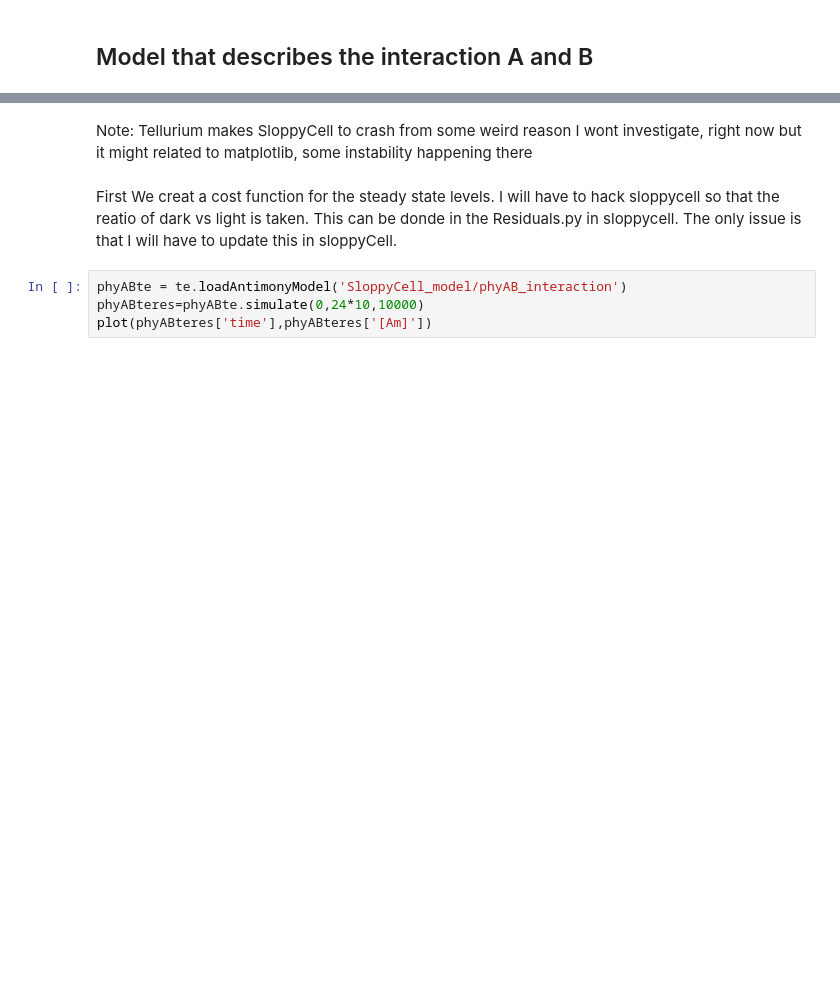
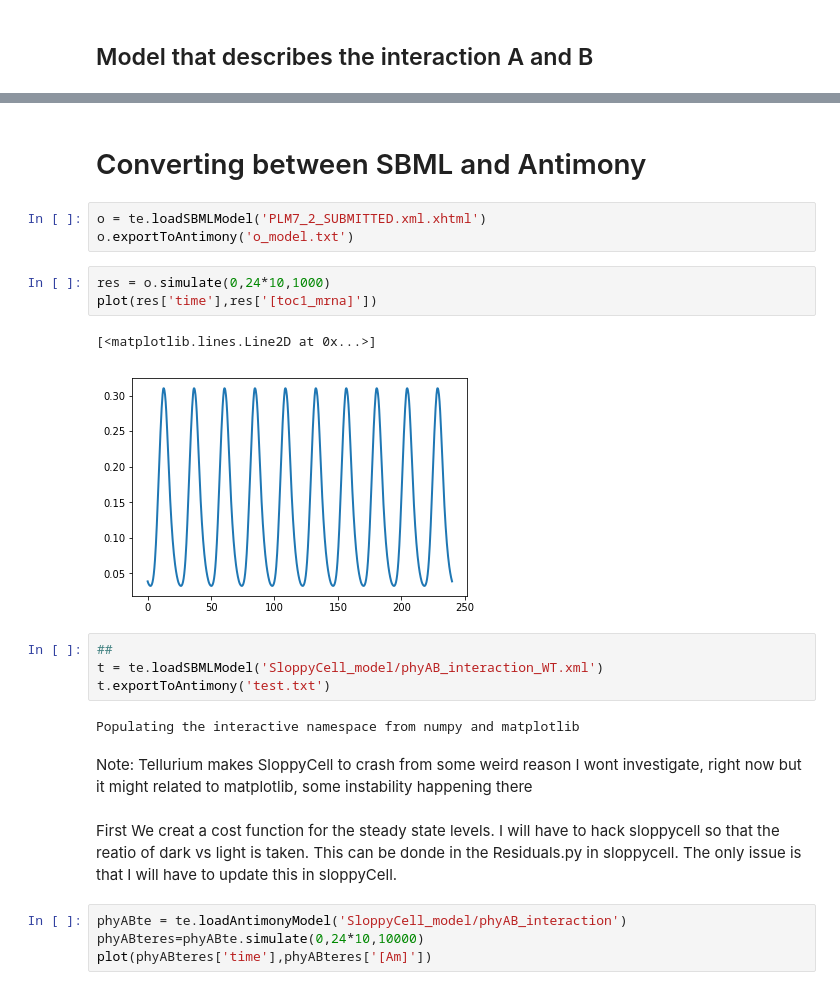
Before and after one commit to jurquiza/Practical_systems_biology_plants, a Jupyter notebook: scripts/PhyABmodel/PhyAB_model_Fitting_documentation.ipynb, the cells around one changed output, grey strips where cells are left out. Drawn from its saved outputs; the diff is of its cells as text; blank space fills up the shorter version.

Commit message:
setting models

```diff
--- a/scripts/PhyABmodel/PhyAB_model_Fitting_documentation.ipynb
+++ b/scripts/PhyABmodel/PhyAB_model_Fitting_documentation.ipynb
@@ -10,3 +8,20 @@ Populating the interactive namespace from numpy and matplotlib
+# %% [markdown]
+# Converting between SBML and Antimony
+# %%
+o = te.loadSBMLModel('PLM7_2_SUBMITTED.xml.xhtml')
+o.exportToAntimony('o_model.txt')
+# %%
+res = o.simulate(0,24*10,1000)
+plot(res['time'],res['[toc1_mrna]'])
+# %% [output]
+[<matplotlib.lines.Line2D at 0x...>]
+[figure, added]
+# %%
+##
+t = te.loadSBMLModel('SloppyCell_model/phyAB_interaction_WT.xml')
+t.exportToAntimony('test.txt')
+# %% [output]
+Populating the interactive namespace from numpy and matplotlib
 # %% [markdown]
 Note: Tellurium makes SloppyCell to crash from some weird reason I wont investigate, right now but it might related to matplotlib, some instability happening there
 # %% [markdown]
```
Also changed, not shown: parts of 5 cells of this notebook, 7 other files.
